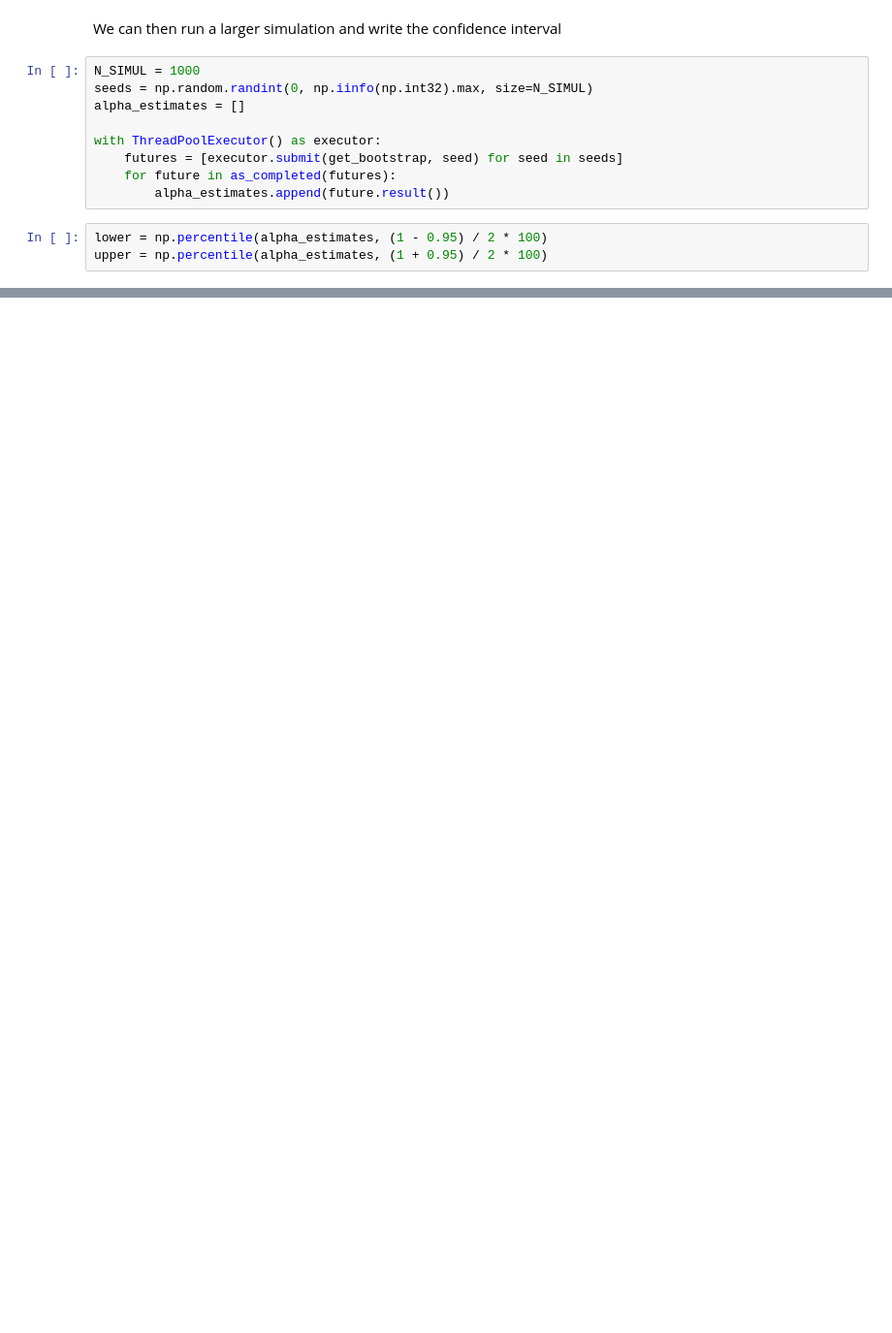
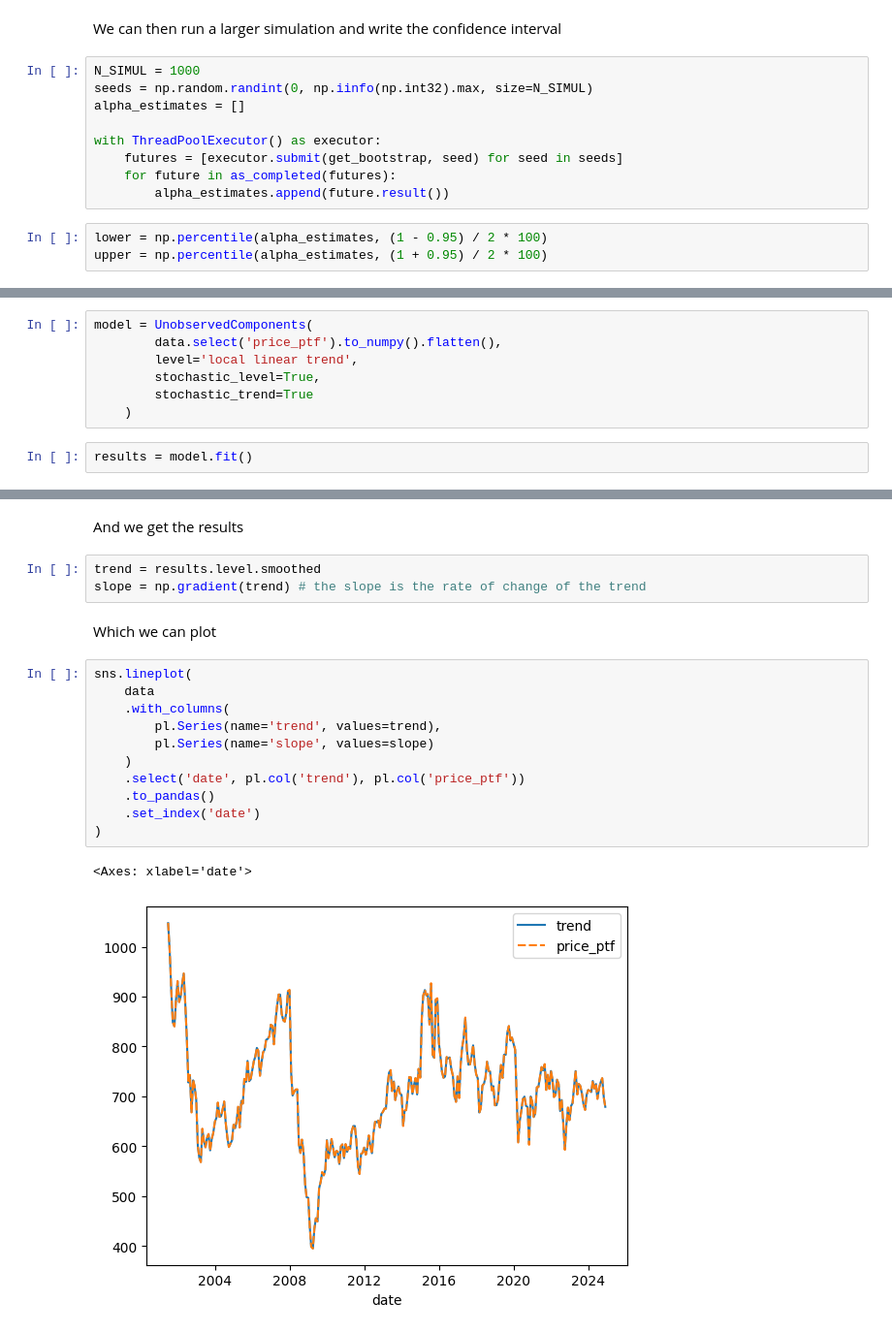
Before and after one commit to faunebl/core_equity_factors, a Jupyter notebook: src/main.ipynb, the cells around one changed output, grey strips where cells are left out. Shown at 97% size. Saved outputs shown, nothing was run; the diff lists cells and outputs as text; blank space fills up the shorter version.

```diff
--- a/src/main.ipynb
+++ b/src/main.ipynb
@@ -394,0 +423,9 @@ We notice that this is rougly centered around 0, which is the goal as we want th
+# %%
+model = UnobservedComponents(
+        data.select('price_ptf').to_numpy().flatten(),
+        level='local linear trend',
+        stochastic_level=True,
+        stochastic_trend=True
+    )
+# %%
+results = model.fit()
@@ -394,0 +447,21 @@ We notice that this is rougly centered around 0, which is the goal as we want th
+# %% [markdown]
+And we get the results
+# %%
+trend = results.level.smoothed
+slope = np.gradient(trend) # the slope is the rate of change of the trend
+# %% [markdown]
+Which we can plot
+# %%
+sns.lineplot(
+    data
+    .with_columns(
+        pl.Series(name='trend', values=trend),
+        pl.Series(name='slope', values=slope)
+    )
+    .select('date', pl.col('trend'), pl.col('price_ptf'))
+    .to_pandas()
+    .set_index('date')
+)
+# %% [output]
+<Axes: xlabel='date'>
+[figure, added]
```
Also changed, not shown: parts of 20 cells of this notebook.
